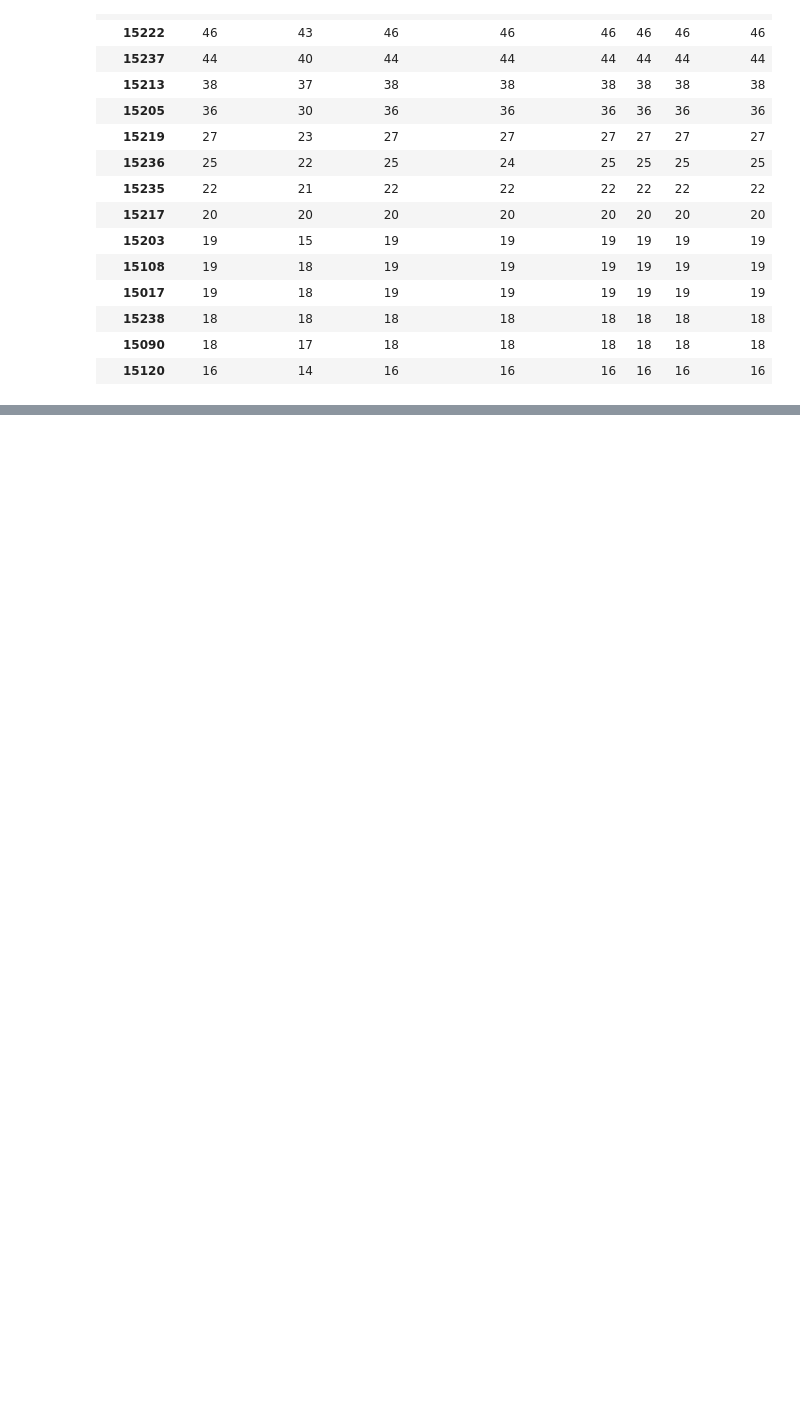
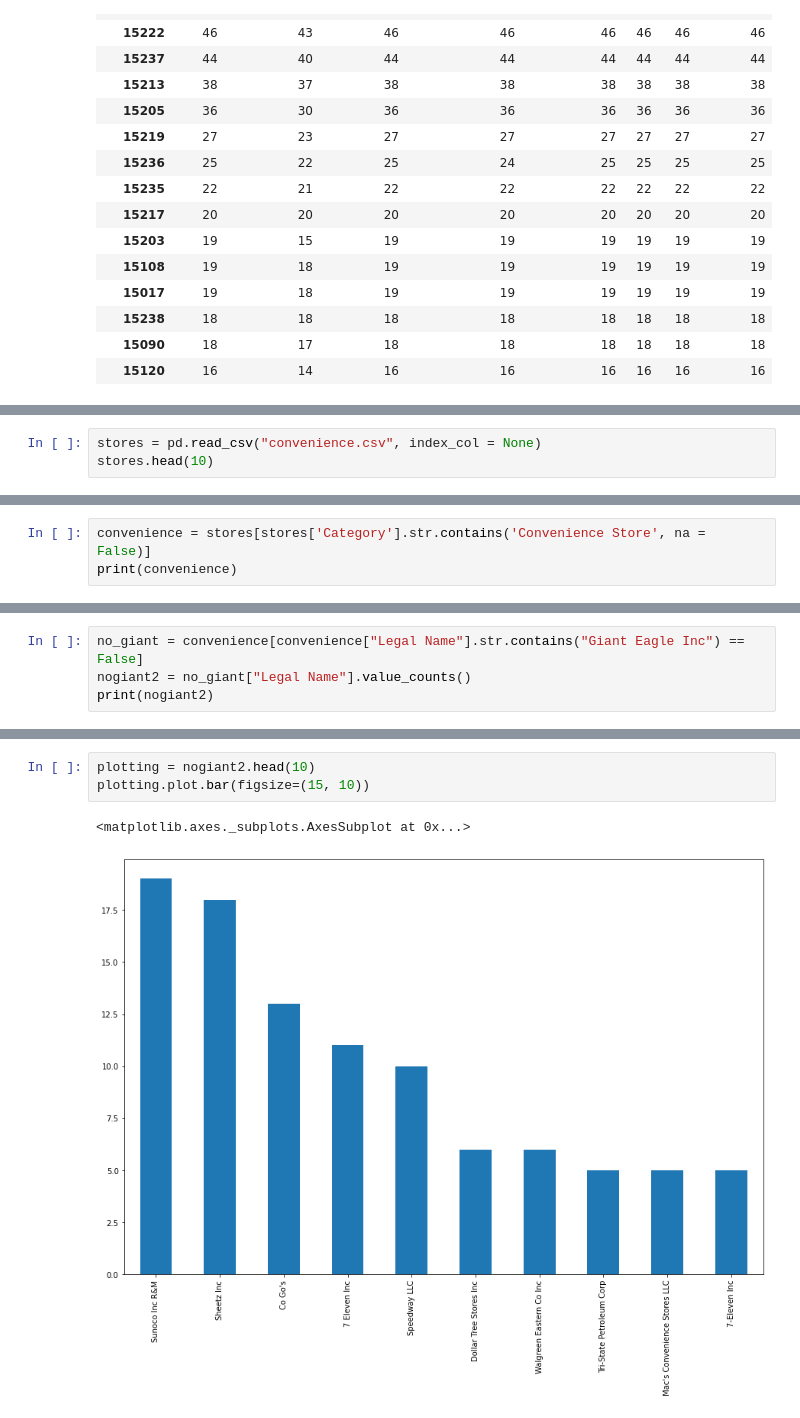
Before and after one commit to jasonkuehnle/Final-Project-Group-49, a Jupyter notebook: final_notebook.ipynb, the cells around one changed output, grey strips where cells are left out. Saved outputs shown, nothing was run; the diff lists cells and outputs as text; blank space fills up the shorter version.

```diff
--- a/final_notebook.ipynb
+++ b/final_notebook.ipynb
@@ -112,0 +115,3 @@ remove_invalid.head(15)
+# %%
+stores = pd.read_csv("convenience.csv", index_col = None)
+stores.head(10)
@@ -112,0 +181,3 @@ remove_invalid.head(15)
+# %%
+convenience = stores[stores['Category'].str.contains('Convenience Store', na = False)]
+print(convenience)
@@ -112,0 +269,4 @@ remove_invalid.head(15)
+# %%
+no_giant = convenience[convenience["Legal Name"].str.contains("Giant Eagle Inc") == False]
+nogiant2 = no_giant["Legal Name"].value_counts()
+print(nogiant2)
@@ -112,0 +286,6 @@ remove_invalid.head(15)
+# %%
+plotting = nogiant2.head(10)
+plotting.plot.bar(figsize=(15, 10))
+# %% [output]
+<matplotlib.axes._subplots.AxesSubplot at 0x...>
+[figure, added]
```
Also changed, not shown: parts of 21 cells of this notebook.
